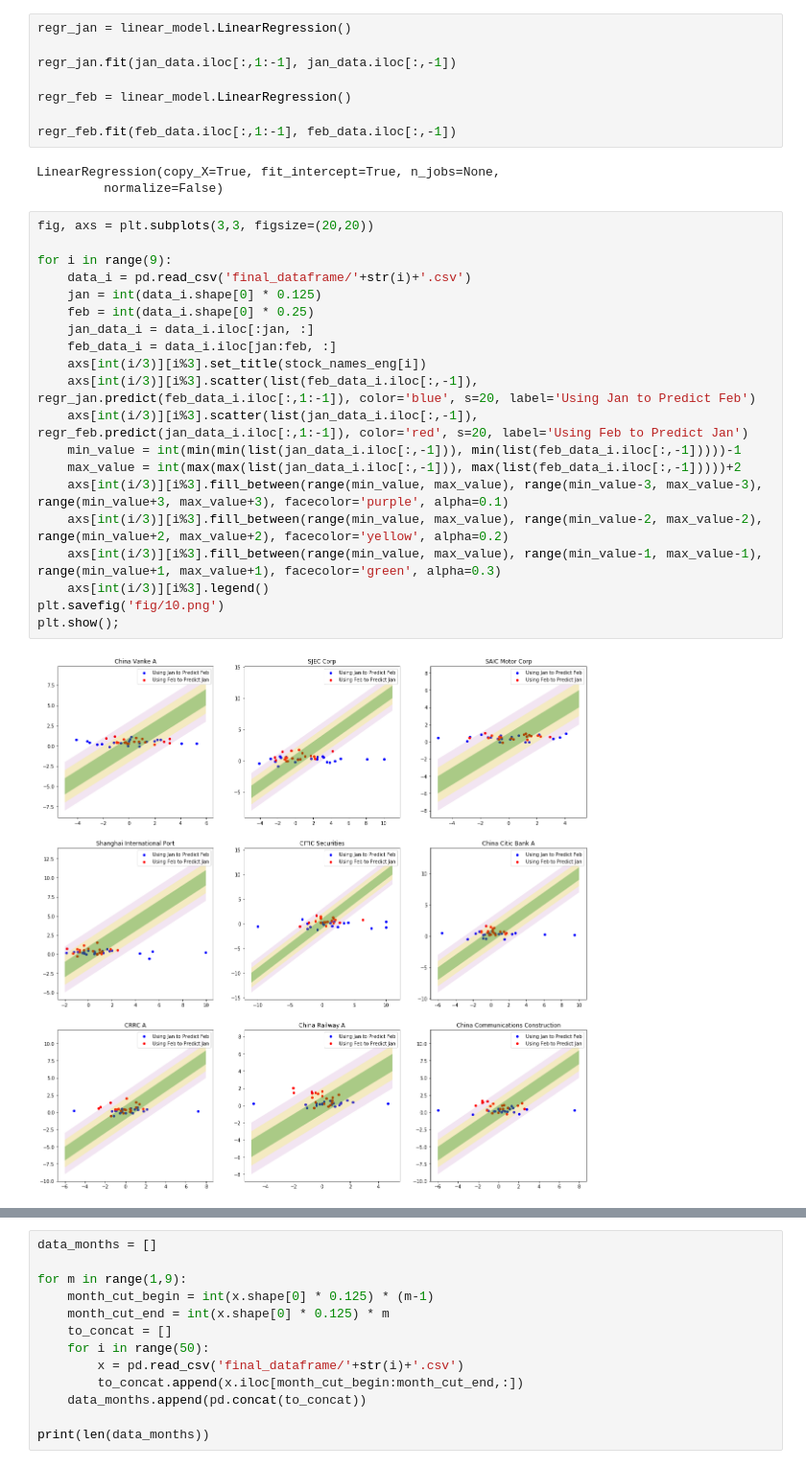
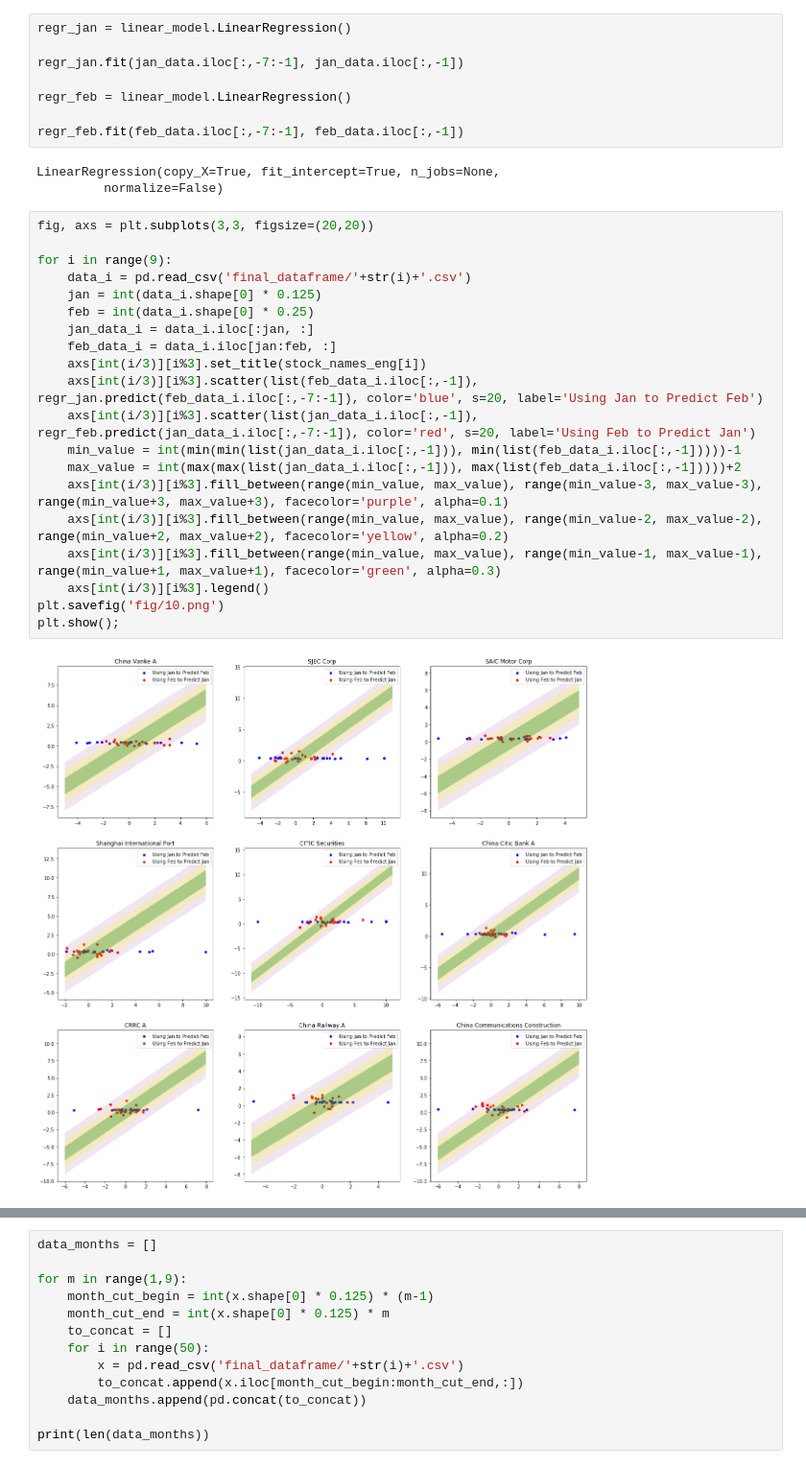
Before and after one commit to Dumpkin1996/stock_prediction, a Jupyter notebook: stock_prediction.ipynb, the cells around one changed output, grey strips where cells are left out. Shown at 96% size. Drawn from its saved outputs; the diff is of its cells as text.

```diff
--- a/stock_prediction.ipynb
+++ b/stock_prediction.ipynb
@@ -1636,34 +1636,34 @@ jan_data.head()
 # %%
 regr_jan = linear_model.LinearRegression()
 
-regr_jan.fit(jan_data.iloc[:,1:-1], jan_data.iloc[:,-1])
+regr_jan.fit(jan_data.iloc[:,-7:-1], jan_data.iloc[:,-1])
 
 regr_feb = linear_model.LinearRegression()
 
-regr_feb.fit(feb_data.iloc[:,1:-1], feb_data.iloc[:,-1])
+regr_feb.fit(feb_data.iloc[:,-7:-1], feb_data.iloc[:,-1])
 # %% [output]
 LinearRegression(copy_X=True, fit_intercept=True, n_jobs=None,
          normalize=False)
 # %%
 fig, axs = plt.subplots(3,3, figsize=(20,20))
 
 for i in range(9):
     data_i = pd.read_csv('final_dataframe/'+str(i)+'.csv')
     jan = int(data_i.shape[0] * 0.125)
     feb = int(data_i.shape[0] * 0.25)
     jan_data_i = data_i.iloc[:jan, :]
     feb_data_i = data_i.iloc[jan:feb, :]
     axs[int(i/3)][i%3].set_title(stock_names_eng[i])
-    axs[int(i/3)][i%3].scatter(list(feb_data_i.iloc[:,-1]), regr_jan.predict(feb_data_i.iloc[:,1:-1]), color='blue', s=20, label='Using Jan to Predict Feb')
-    axs[int(i/3)][i%3].scatter(list(jan_data_i.iloc[:,-1]), regr_feb.predict(jan_data_i.iloc[:,1:-1]), color='red', s=20, label='Using Feb to Predict Jan')
+    axs[int(i/3)][i%3].scatter(list(feb_data_i.iloc[:,-1]), regr_jan.predict(feb_data_i.iloc[:,-7:-1]), color='blue', s=20, label='Using Jan to Predict Feb')
+    axs[int(i/3)][i%3].scatter(list(jan_data_i.iloc[:,-1]), regr_feb.predict(jan_data_i.iloc[:,-7:-1]), color='red', s=20, label='Using Feb to Predict Jan')
     min_value = int(min(min(list(jan_data_i.iloc[:,-1])), min(list(feb_data_i.iloc[:,-1]))))-1
     max_value = int(max(max(list(jan_data_i.iloc[:,-1])), max(list(feb_data_i.iloc[:,-1]))))+2
     axs[int(i/3)][i%3].fill_between(range(min_value, max_value), range(min_value-3, max_value-3), range(min_value+3, max_value+3), facecolor='purple', alpha=0.1)
     axs[int(i/3)][i%3].fill_between(range(min_value, max_value), range(min_value-2, max_value-2), range(min_value+2, max_value+2), facecolor='yellow', alpha=0.2)
     axs[int(i/3)][i%3].fill_between(range(min_value, max_value), range(min_value-1, max_value-1), range(min_value+1, max_value+1), facecolor='green', alpha=0.3)
     axs[int(i/3)][i%3].legend()
 plt.savefig('fig/10.png')
 plt.show();
 # %% [output]
-[figure, old version]
+[figure, new version]
 # %%
```
Also changed, not shown: parts of 12 cells of this notebook, 12 other files.
